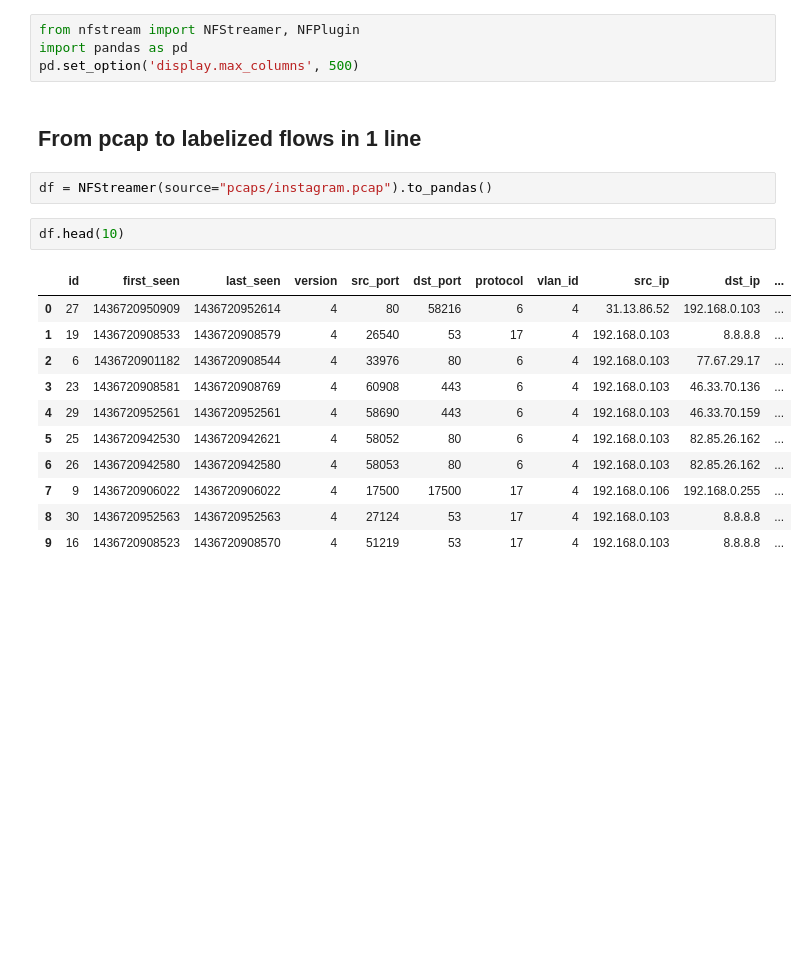
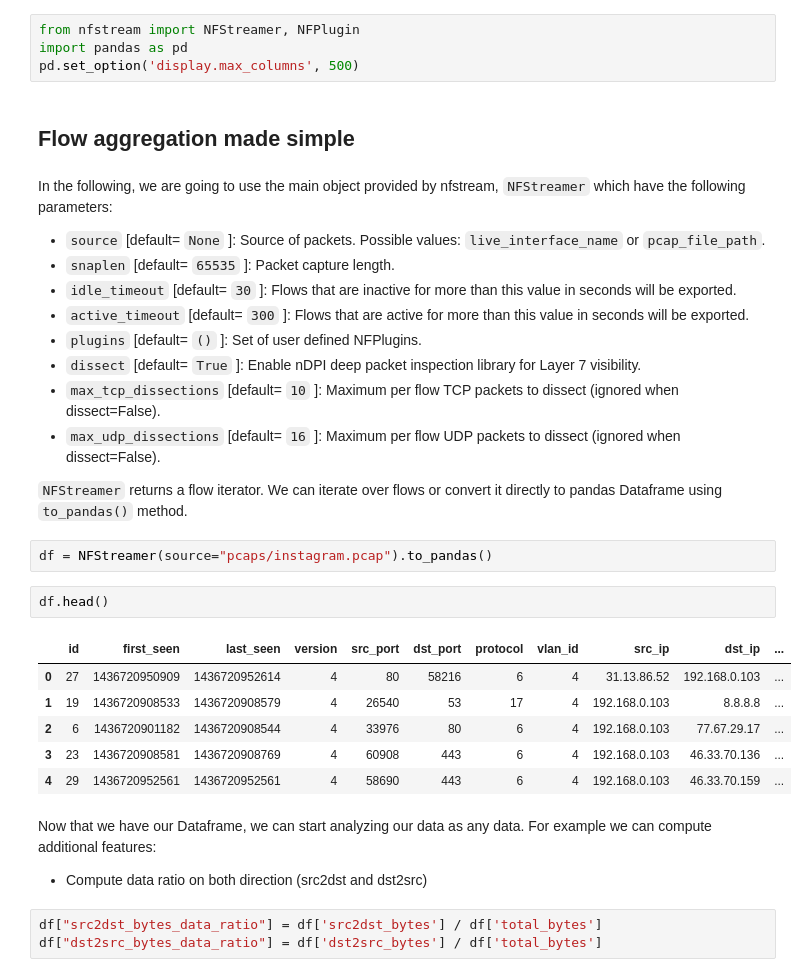
Before and after one commit to nfstream/nfstream-tutorials, a Jupyter notebook: demo_notebook.ipynb, the cells around one changed output. Cells and saved outputs as stored; diff of their text form; blank space fills up the shorter version.

```diff
--- a/demo_notebook.ipynb
+++ b/demo_notebook.ipynb
@@ -6,21 +21,36 @@ In this notebook, we will demonstrate how to use nfstream to process your networ
 from nfstream import NFStreamer, NFPlugin
 import pandas as pd
 pd.set_option('display.max_columns', 500)
-# %% [markdown]
-## From pcap to labelized flows in 1 line
+# %% [markdown]
+## Flow aggregation made simple
+# %% [markdown]
+In the following, we are going to use the main object provided by nfstream, `NFStreamer` which have the following parameters:
+
+* `source` [default= `None` ]: Source of packets. Possible values: `live_interface_name` or  `pcap_file_path`.
+* `snaplen` [default= `65535` ]: Packet capture length.
+* `idle_timeout` [default= `30` ]: Flows that are inactive for more than this value in seconds will be exported.
+* `active_timeout` [default= `300` ]: Flows that are active for more than this value in seconds will be exported.
+* `plugins` [default= `()` ]: Set of user defined NFPlugins.
+* `dissect` [default= `True` ]: Enable nDPI deep packet inspection library for Layer 7 visibility.
+* `max_tcp_dissections` [default= `10` ]: Maximum per flow TCP packets to dissect (ignored when dissect=False).
+* `max_udp_dissections` [default= `16` ]: Maximum per flow UDP packets to dissect (ignored when dissect=False).
+
+`NFStreamer` returns a flow iterator. We can iterate over flows or convert it directly to pandas Dataframe using `to_pandas()` method.
 # %%
 df = NFStreamer(source="pcaps/instagram.pcap").to_pandas()
 # %%
-df.head(10)
+df.head()
 # %% [output]
 |  | id | first_seen | last_seen | version | src_port | dst_port | protocol | vlan_id | src_ip | dst_ip | ... |
 | 0 | 27 | 1436720950909 | 1436720952614 | 4 | 80 | 58216 | 6 | 4 | 31.13.86.52 | 192.168.0.103 | ... |
 | 1 | 19 | 1436720908533 | 1436720908579 | 4 | 26540 | 53 | 17 | 4 | 192.168.0.103 | 8.8.8.8 | ... |
 | 2 | 6 | 1436720901182 | 1436720908544 | 4 | 33976 | 80 | 6 | 4 | 192.168.0.103 | 77.67.29.17 | ... |
 | 3 | 23 | 1436720908581 | 1436720908769 | 4 | 60908 | 443 | 6 | 4 | 192.168.0.103 | 46.33.70.136 | ... |
 | 4 | 29 | 1436720952561 | 1436720952561 | 4 | 58690 | 443 | 6 | 4 | 192.168.0.103 | 46.33.70.159 | ... |
-| 5 | 25 | 1436720942530 | 1436720942621 | 4 | 58052 | 80 | 6 | 4 | 192.168.0.103 | 82.85.26.162 | ... |
-| 6 | 26 | 1436720942580 | 1436720942580 | 4 | 58053 | 80 | 6 | 4 | 192.168.0.103 | 82.85.26.162 | ... |
-| 7 | 9 | 1436720906022 | 1436720906022 | 4 | 17500 | 17500 | 17 | 4 | 192.168.0.106 | 192.168.0.255 | ... |
-| 8 | 30 | 1436720952563 | 1436720952563 | 4 | 27124 | 53 | 17 | 4 | 192.168.0.103 | 8.8.8.8 | ... |
-| 9 | 16 | 1436720908523 | 1436720908570 | 4 | 51219 | 53 | 17 | 4 | 192.168.0.103 | 8.8.8.8 | ... |
+# %% [markdown]
+Now that we have our Dataframe, we can start analyzing our data as any data. For example we can compute additional features:
+
+* Compute data ratio on both direction (src2dst and dst2src)
+# %%
+df["src2dst_bytes_data_ratio"] = df['src2dst_bytes'] / df['total_bytes']
+df["dst2src_bytes_data_ratio"] = df['dst2src_bytes'] / df['total_bytes']
```
Also changed, not shown: parts of 15 cells of this notebook.
